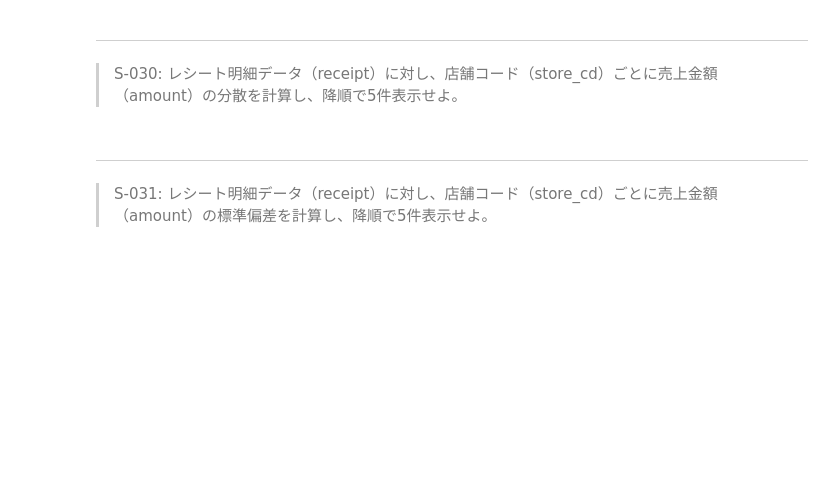
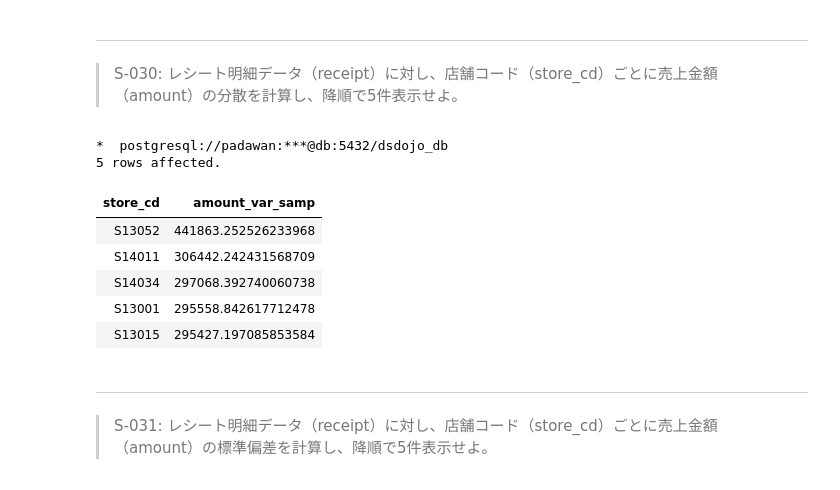
Before and after one commit to ryomaejii/100knocks-preprocess, a Jupyter notebook: docker/work/preprocess_knock_SQL.ipynb, the cells around one changed output. Drawn from its saved outputs; the diff is of its cells as text; code cells hidden in the pictures; blank space fills up the shorter version.

```diff
--- a/docker/work/preprocess_knock_SQL.ipynb
+++ b/docker/work/preprocess_knock_SQL.ipynb
@@ -763,3 +761,19 @@ LIMIT 10
+# %%
+%%sql
+SELECT store_cd, VAR_SAMP(amount) AS amount_var_samp
+FROM receipt
+GROUP BY store_cd
+ORDER BY amount_var_samp DESC
+LIMIT 5
+# %% [output]
+*  postgresql://padawan:***@db:5432/dsdojo_db
+5 rows affected.
+| store_cd | amount_var_samp |
+| S13052 | 441863.252526233968 |
+| S14011 | 306442.242431568709 |
+| S14034 | 297068.392740060738 |
+| S13001 | 295558.842617712478 |
+| S13015 | 295427.197085853584 |
 # %% [markdown]
 ---
 > S-031: レシート明細データ（receipt）に対し、店舗コード（store_cd）ごとに売上金額（amount）の標準偏差を計算し、降順で5件表示せよ。
```
Also changed, not shown: parts of 1 cell of this notebook, 1 other file.
